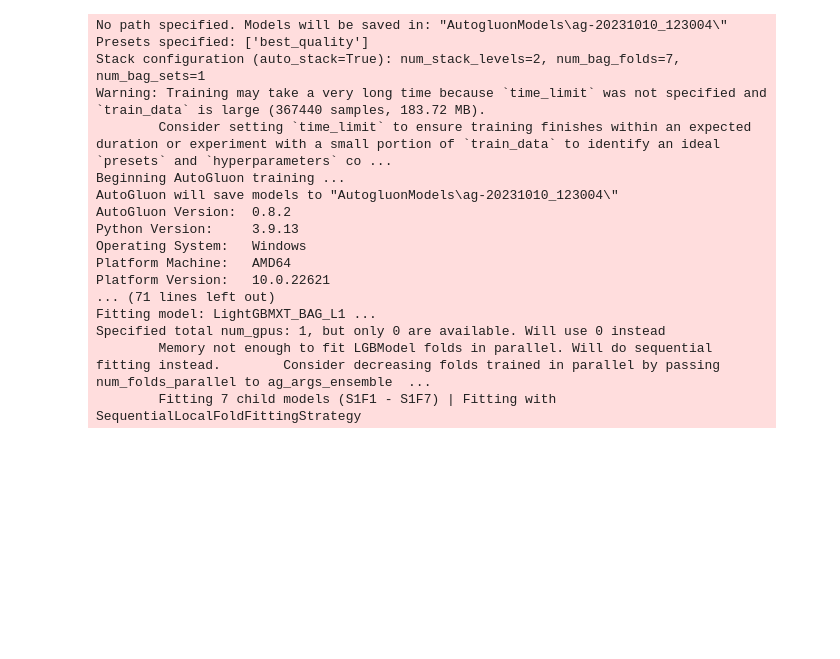
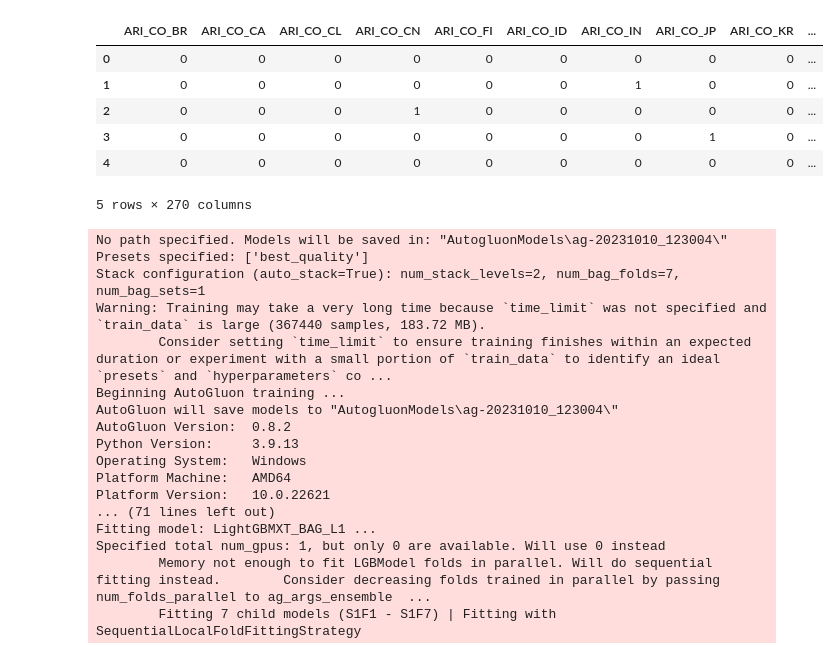
Before and after one commit to sihyeong671/HD-AI-Challenge, a Jupyter notebook: autogluon_for_nn.ipynb, the cells around one changed output. Cells and saved outputs as stored; diff of their text form; code cells hidden in the pictures; blank space fills up the shorter version.

```diff
--- a/autogluon_for_nn.ipynb
+++ b/autogluon_for_nn.ipynb
@@ -3,8 +3,18 @@ import pandas as pd
 import autogluon
 from autogluon.tabular import TabularDataset, TabularPredictor
 # %%
-train_df = pd.read_parquet("../data/HD_data/train_v2.parquet")
-test_df = pd.read_parquet("data/test_v2.parquet")
+train_df = pd.read_parquet("../data/HD_data/train_v2_remove.parquet")
+test_df = pd.read_parquet("../data/HD_data/test_v2_remove.parquet")
+# %%
+train_df.head()
+# %% [output]
+|  | ARI_CO_BR | ARI_CO_CA | ARI_CO_CL | ARI_CO_CN | ARI_CO_FI | ARI_CO_ID | ARI_CO_IN | ARI_CO_JP | ARI_CO_KR | ... |
+| 0 | 0 | 0 | 0 | 0 | 0 | 0 | 0 | 0 | 0 | ... |
+| 1 | 0 | 0 | 0 | 0 | 0 | 0 | 1 | 0 | 0 | ... |
+| 2 | 0 | 0 | 0 | 1 | 0 | 0 | 0 | 0 | 0 | ... |
+| 3 | 0 | 0 | 0 | 0 | 0 | 0 | 0 | 1 | 0 | ... |
+| 4 | 0 | 0 | 0 | 0 | 0 | 0 | 0 | 0 | 0 | ... |
+5 rows × 270 columns
 # %%
 train_data = TabularDataset(train_df)
 test_data = TabularDataset(test_df)
```
Also changed, not shown: 15 other files.
